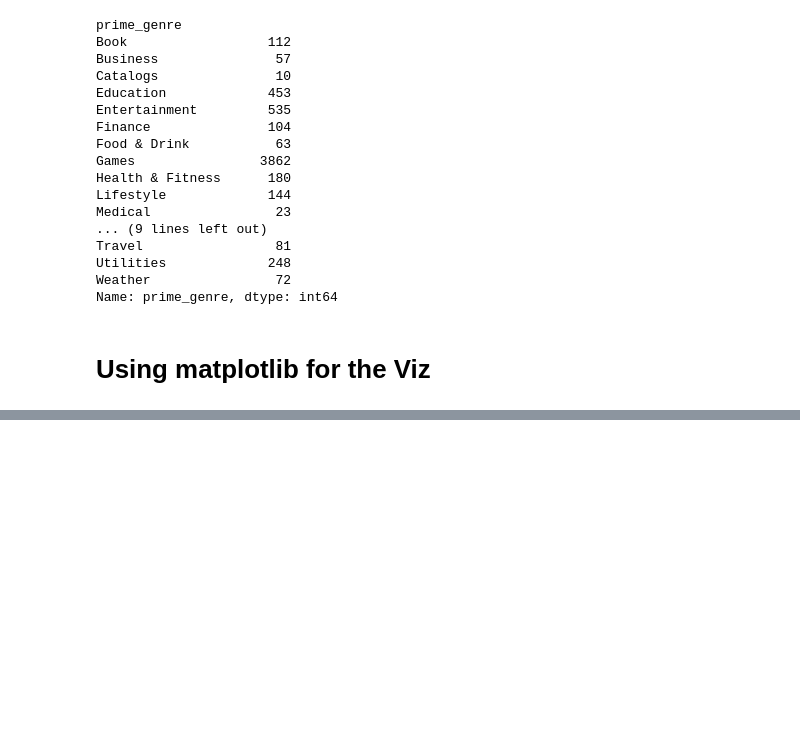
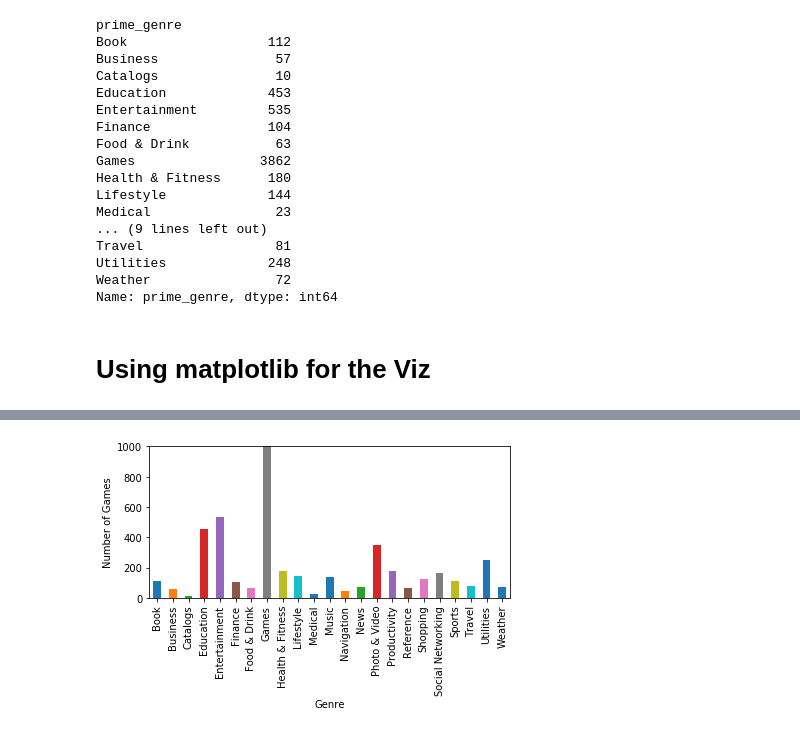
Before and after one commit to TigerYassin/AppData, a Jupyter notebook: Visualizing.ipynb, the cells around one changed output, grey strips where cells are left out. Drawn from its saved outputs; the diff is of its cells as text; code cells hidden in the pictures; blank space fills up the shorter version.

Commit message:
updated graphs

```diff
--- a/Visualizing.ipynb
+++ b/Visualizing.ipynb
@@ -44,8 +44,11 @@ Name: prime_genre, dtype: int64
 # %% [markdown]
 # Using matplotlib for the Viz
 # %%
+gdfGenre = document.groupby("prime_genre")
+groupCount = gdfGenre['prime_genre'].count()
 count_chart = groupCount.plot(kind='bar')
 count_chart.set_xlabel("Genre")
 count_chart.set_ylabel("Number of Games")
+plt.ylim([0, 1000])
 plt.tight_layout()
 # %% [output]
@@ -53,0 +55 @@ plt.tight_layout()
+[figure, added]
```
Also changed, not shown: parts of 10 cells of this notebook.
